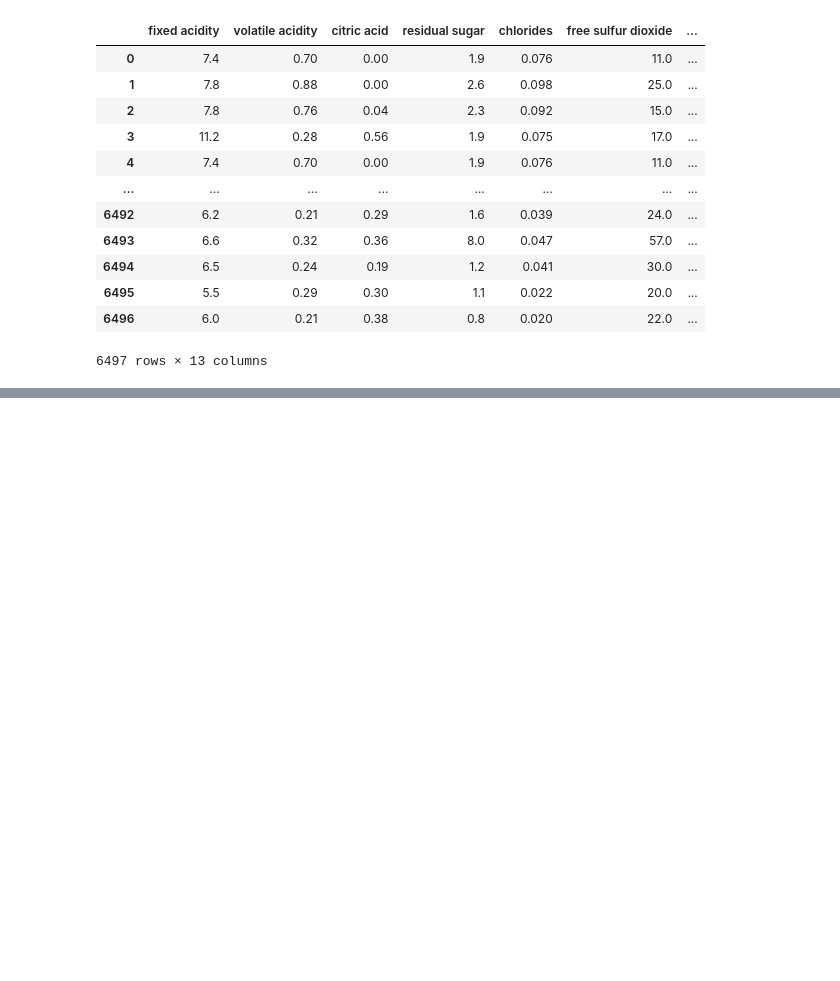
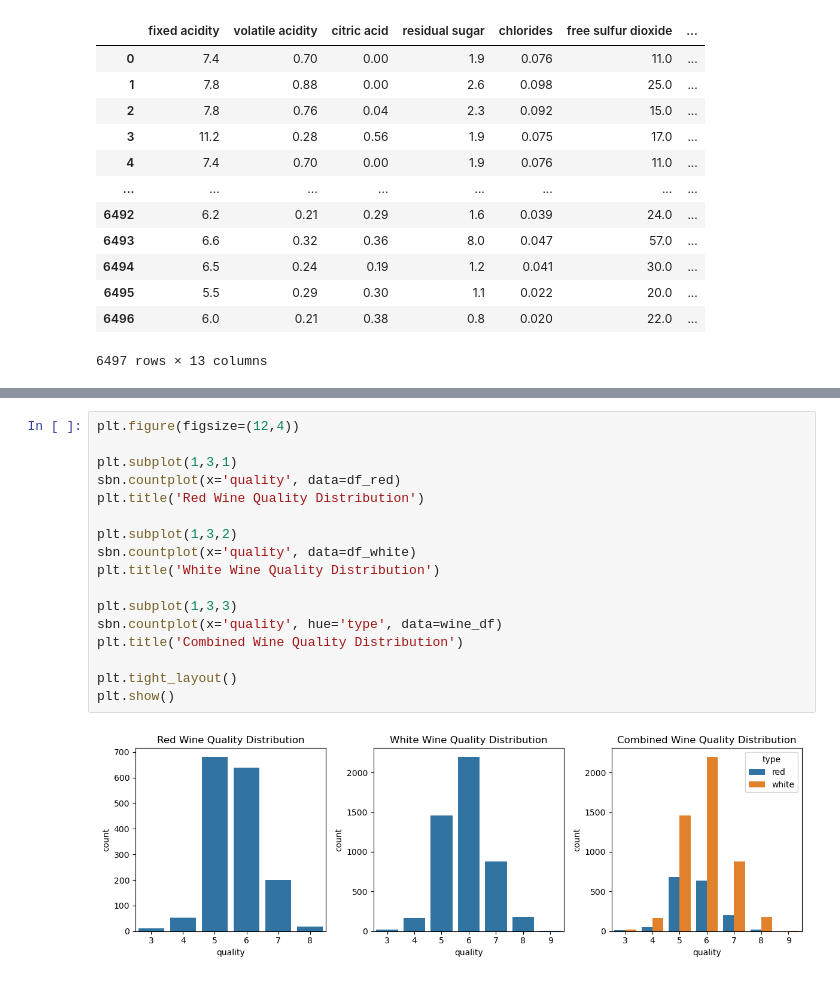
Before and after one commit to Nikolaj1992/MP1-Group9, a Jupyter notebook: MP-2/Code/Wine.ipynb, the cells around one changed output, grey strips where cells are left out. Cells and saved outputs as stored; diff of their text form; blank space fills up the shorter version.

Commit message:
ExploreQuality
Info for each dataframe, and graphs for quality.

```diff
--- a/MP-2/Code/Wine.ipynb
+++ b/MP-2/Code/Wine.ipynb
@@ -133,0 +175,19 @@ wine_df
+# %%
+plt.figure(figsize=(12,4))
+
+plt.subplot(1,3,1)
+sbn.countplot(x='quality', data=df_red)
+plt.title('Red Wine Quality Distribution')
+
+plt.subplot(1,3,2)
+sbn.countplot(x='quality', data=df_white)
+plt.title('White Wine Quality Distribution')
+
+plt.subplot(1,3,3)
+sbn.countplot(x='quality', hue='type', data=wine_df)
+plt.title('Combined Wine Quality Distribution')
+
+plt.tight_layout()
+plt.show()
+# %% [output]
+[figure, added]
```
Also changed, not shown: parts of 4 cells of this notebook.
